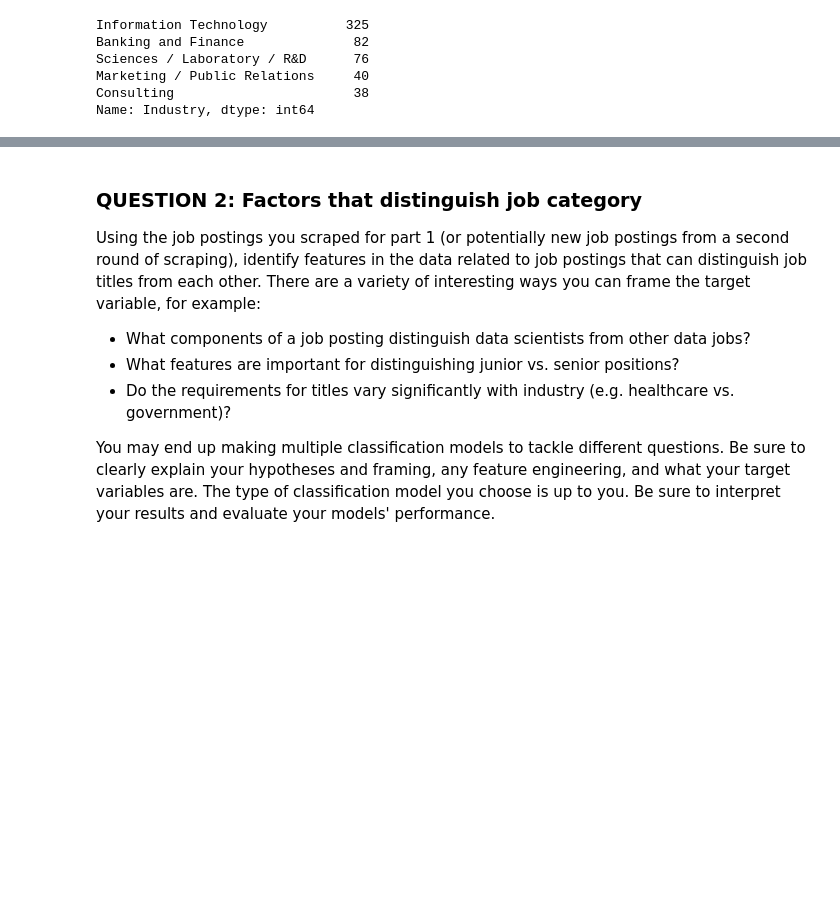
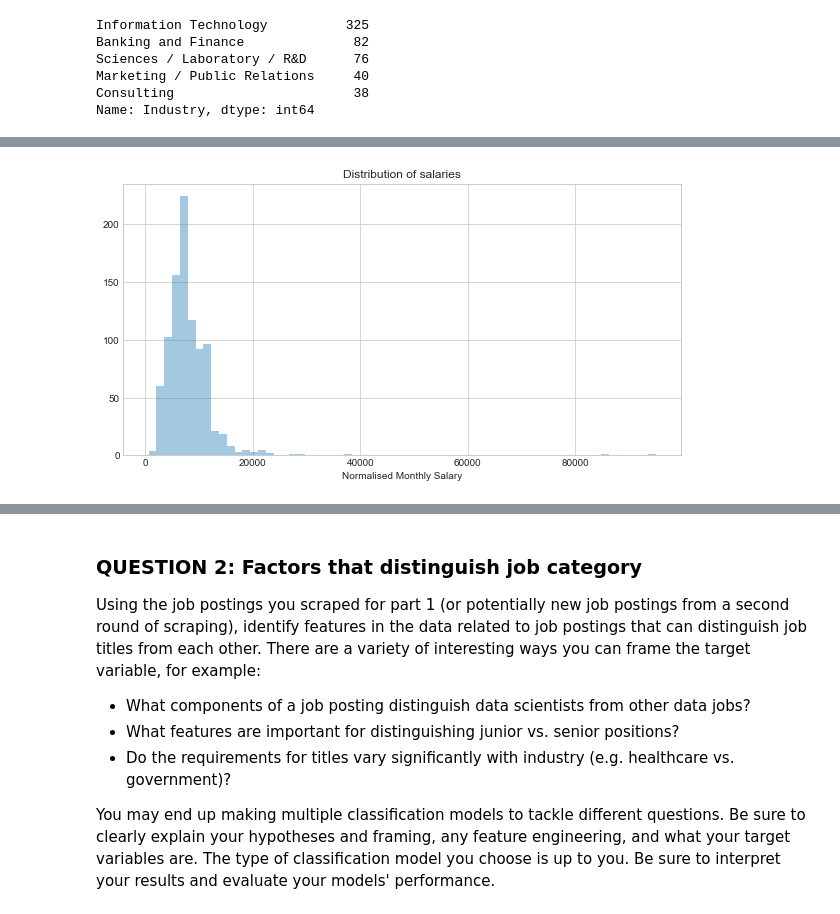
Before and after one commit to Zachlim06/project_submissions, a Jupyter notebook: project-4/Project 4 Webscraping.ipynb, the cells around one changed output, grey strips where cells are left out. Drawn from its saved outputs; the diff is of its cells as text; code cells hidden in the pictures; blank space fills up the shorter version.

```diff
--- a/project-4/Project 4 Webscraping.ipynb
+++ b/project-4/Project 4 Webscraping.ipynb
@@ -389,0 +498,9 @@ len(analytics[analytics.JD.str.contains('analytics|machine learning|data science
+# %%
+# Salaries are very right skewed. Highest wage earners make multiples of the mode ,median and mean
+plt.figure (figsize = (10,5))
+sns.distplot(analytics['Monthly_expected_salary'],norm_hist=False,kde=False,bins = 65)
+plt.title ('Distribution of salaries')
+plt.xlabel ('Normalised Monthly Salary')
+plt.show()
+# %% [output]
+[figure, added]
```
Also changed, not shown: parts of 51 cells of this notebook.
